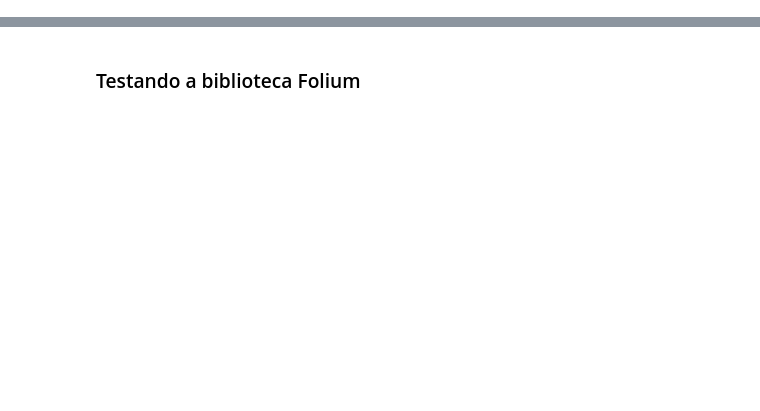
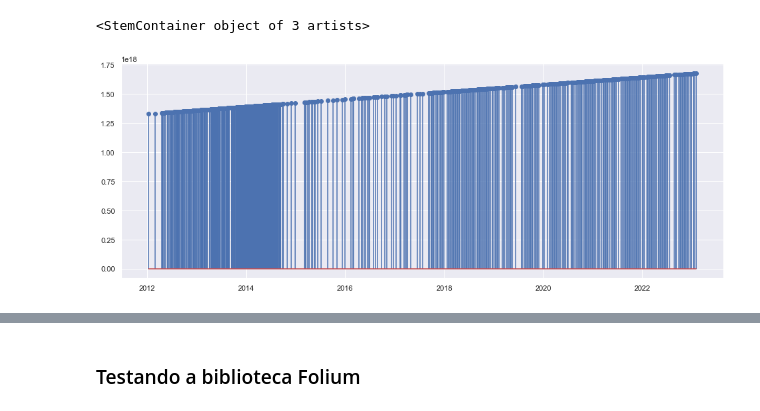
Before and after one commit to henriquecarvalho-maker/Terremoto-Refugiados-Turquia-e-Siria, a Jupyter notebook: Síria.ipynb, the cells around one changed output, grey strips where cells are left out. Drawn from its saved outputs; the diff is of its cells as text; code cells hidden in the pictures; blank space fills up the shorter version.

```diff
--- a/Síria.ipynb
+++ b/Síria.ipynb
@@ -26,0 +27,4 @@ dados
+# %%
+dados1 = dados.rename(columns={'sep=': 'Date', 'Unnamed: 1': 'Refuguiados' })
+# %%
+dados1.drop(0, axis=0, inplace=True)
@@ -26,0 +47,10 @@ dados
+# %%
+dados1['Date'] = pd.to_datetime(dados1['Date'])
+dados1['Refuguiados'] = pd.to_numeric(dados1['Date'])
+# %%
+fig = plt.figure(figsize=(14, 5))
+eixo = fig.add_axes([0,0, 0.9, 0.9])
+eixo.stem(dados1['Date'], dados1['Refuguiados'])
+# %% [output]
+<StemContainer object of 3 artists>
+[figure, added]
```
Also changed, not shown: parts of 5 cells of this notebook, 3 other files.
